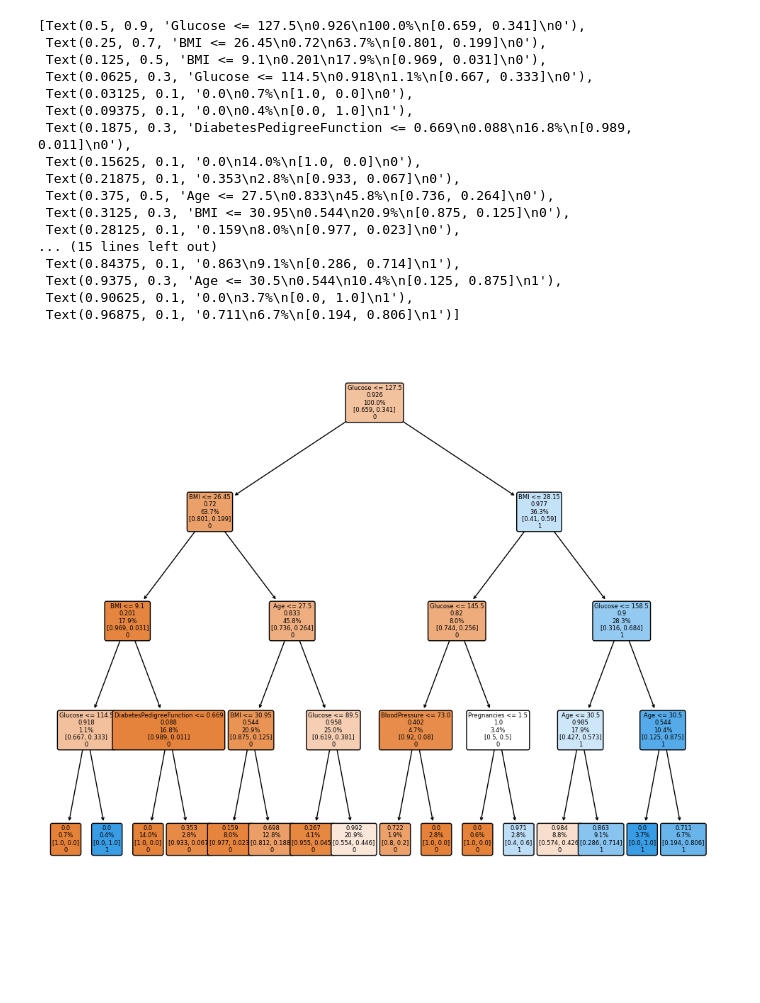
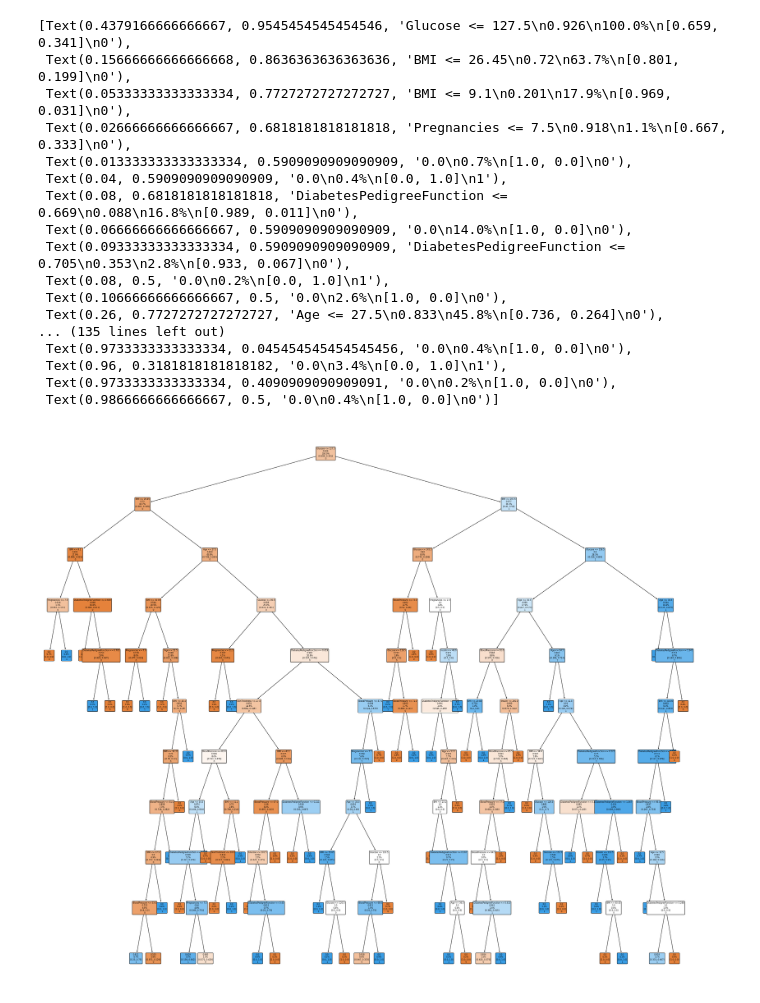
Before and after one commit to adelicia-js/MSc-Sem-2, a Jupyter notebook: ML-Lab/2-Decision-Tree-Classification/Decision-Tree.ipynb, the cells around one changed output. Drawn from its saved outputs; the diff is of its cells as text; code cells hidden in the pictures; blank space fills up the shorter version.

Commit message:
minor changes made to Decision Tree code

```diff
--- a/ML-Lab/2-Decision-Tree-Classification/Decision-Tree.ipynb
+++ b/ML-Lab/2-Decision-Tree-Classification/Decision-Tree.ipynb
@@ -17,19 +19,22 @@ Index(['Pregnancies', 'Glucose', 'BloodPressure', 'SkinThickness', 'Insulin',
 # %%
-#split dataset in features and target variable
-feature_cols = ['Pregnancies', 'Insulin', 'BMI', 'Age', 'Glucose', 'BloodPressure', 'DiabetesPedigreeFunction']
-X = pima[feature_cols] # Features
-y = pima.Outcome # Target variable
+# Split dataset to select features and target variable
+feature_columns = ['Pregnancies', 'Glucose', 'BloodPressure', 'SkinThickness', 'Insulin','BMI', 'DiabetesPedigreeFunction', 'Age']
+
+# Features
+X = dataset[feature_columns]
+
+# Target Variable
+y = dataset.Outcome
 # %%
-# Split dataset into training set and test set
-X_train, X_test, y_train, y_test = train_test_split(X, y, test_size=0.3, random_state=1) # 70% training and 30% test
+# Split dataset into training and testing data
+X_train, X_test, y_train, y_test = train_test_split(X,y,test_size=0.3,random_state=1,shuffle=True)
 # %%
-# Create Decision Tree classifer object
-clf = DecisionTreeClassifier(max_depth=4, criterion='entropy')
-# clf = DecisionTreeClassifier # for a huge decision tree
+# Create Decision Tree Model
+model = DecisionTreeClassifier(max_depth=10, criterion='entropy')
 
-# Train Decision Tree Classifer
-clf = clf.fit(X_train,y_train)
+# Train model
+model.fit(X_train,y_train)
 
-#Predict the response for test dataset
-y_pred = clf.predict(X_test)
+# Form predictions for target variable
+y_pred = model.predict(X_test)
 # %%
@@ -40,27 +45,24 @@ Accuracy: 0.7835497835497836
 # %%
-from sklearn import tree #Import scikit-learn tree module for plotting
-import matplotlib.pyplot as plt #Import matplotlib for plotting
-
-plt.figure(figsize=(12,10))
-# plt.figure(figsize=(75,70)) # for a huge decision tree
-tree.plot_tree(clf, feature_names=feature_cols, class_names=['0','1'], label=all, filled=True, proportion=True, rounded=True, fontsize=6)
+# Plot the decision tree
+plt.figure(figsize=(35,30))
+plot_tree(model,feature_names=feature_columns,class_names=['0','1'],label=all,filled=True,proportion=True,rounded=True,fontsize=6)
 # %% [output]
-[Text(0.5, 0.9, 'Glucose <= 127.5\n0.926\n100.0%\n[0.659, 0.341]\n0'),
- Text(0.25, 0.7, 'BMI <= 26.45\n0.72\n63.7%\n[0.801, 0.199]\n0'),
- Text(0.125, 0.5, 'BMI <= 9.1\n0.201\n17.9%\n[0.969, 0.031]\n0'),
- Text(0.0625, 0.3, 'Glucose <= 114.5\n0.918\n1.1%\n[0.667, 0.333]\n0'),
- Text(0.03125, 0.1, '0.0\n0.7%\n[1.0, 0.0]\n0'),
- Text(0.09375, 0.1, '0.0\n0.4%\n[0.0, 1.0]\n1'),
- Text(0.1875, 0.3, 'DiabetesPedigreeFunction <= 0.669\n0.088\n16.8%\n[0.989, 0.011]\n0'),
- Text(0.15625, 0.1, '0.0\n14.0%\n[1.0, 0.0]\n0'),
- Text(0.21875, 0.1, '0.353\n2.8%\n[0.933, 0.067]\n0'),
- Text(0.375, 0.5, 'Age <= 27.5\n0.833\n45.8%\n[0.736, 0.264]\n0'),
- Text(0.3125, 0.3, 'BMI <= 30.95\n0.544\n20.9%\n[0.875, 0.125]\n0'),
- Text(0.28125, 0.1, '0.159\n8.0%\n[0.977, 0.023]\n0'),
-... (15 lines left out)
- Text(0.84375, 0.1, '0.863\n9.1%\n[0.286, 0.714]\n1'),
- Text(0.9375, 0.3, 'Age <= 30.5\n0.544\n10.4%\n[0.125, 0.875]\n1'),
- Text(0.90625, 0.1, '0.0\n3.7%\n[0.0, 1.0]\n1'),
- Text(0.96875, 0.1, '0.711\n6.7%\n[0.194, 0.806]\n1')]
+[Text(0.4379166666666667, 0.9545454545454546, 'Glucose <= 127.5\n0.926\n100.0%\n[0.659, 0.341]\n0'),
+ Text(0.15666666666666668, 0.8636363636363636, 'BMI <= 26.45\n0.72\n63.7%\n[0.801, 0.199]\n0'),
+ Text(0.05333333333333334, 0.7727272727272727, 'BMI <= 9.1\n0.201\n17.9%\n[0.969, 0.031]\n0'),
+ Text(0.02666666666666667, 0.6818181818181818, 'Pregnancies <= 7.5\n0.918\n1.1%\n[0.667, 0.333]\n0'),
+ Text(0.013333333333333334, 0.5909090909090909, '0.0\n0.7%\n[1.0, 0.0]\n0'),
+ Text(0.04, 0.5909090909090909, '0.0\n0.4%\n[0.0, 1.0]\n1'),
+ Text(0.08, 0.6818181818181818, 'DiabetesPedigreeFunction <= 0.669\n0.088\n16.8%\n[0.989, 0.011]\n0'),
+ Text(0.06666666666666667, 0.5909090909090909, '0.0\n14.0%\n[1.0, 0.0]\n0'),
+ Text(0.09333333333333334, 0.5909090909090909, 'DiabetesPedigreeFunction <= 0.705\n0.353\n2.8%\n[0.933, 0.067]\n0'),
+ Text(0.08, 0.5, '0.0\n0.2%\n[0.0, 1.0]\n1'),
+ Text(0.10666666666666667, 0.5, '0.0\n2.6%\n[1.0, 0.0]\n0'),
+ Text(0.26, 0.7727272727272727, 'Age <= 27.5\n0.833\n45.8%\n[0.736, 0.264]\n0'),
+... (135 lines left out)
+ Text(0.9733333333333334, 0.045454545454545456, '0.0\n0.4%\n[1.0, 0.0]\n0'),
+ Text(0.96, 0.3181818181818182, '0.0\n3.4%\n[0.0, 1.0]\n1'),
+ Text(0.9733333333333334, 0.4090909090909091, '0.0\n0.2%\n[1.0, 0.0]\n0'),
+ Text(0.9866666666666667, 0.5, '0.0\n0.4%\n[1.0, 0.0]\n0')]
-[figure, old version]
+[figure, new version]
 # %%
```
Also changed, not shown: parts of 5 cells of this notebook.
